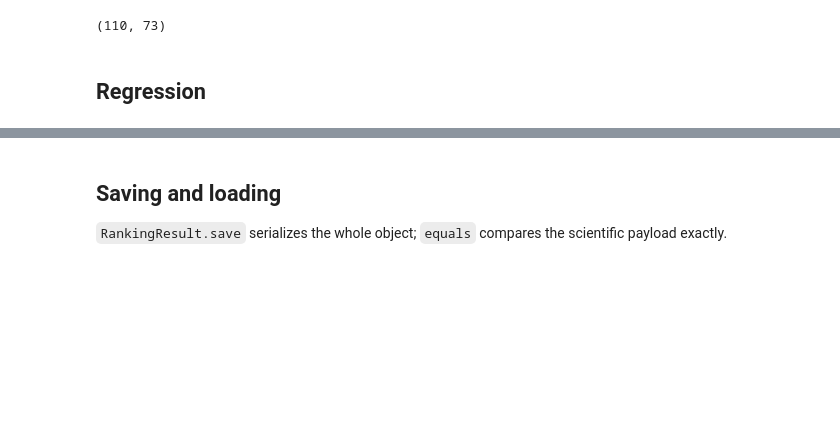
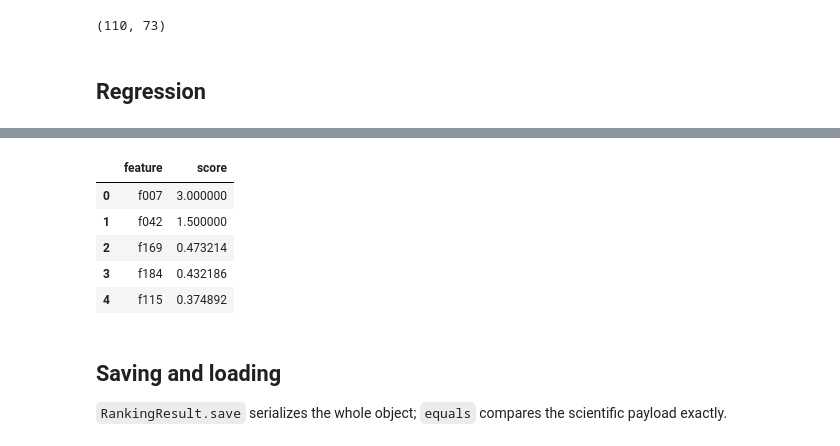
Before and after one commit to lhallee/featureranker, a Jupyter notebook: example_usage.ipynb, the cells around one changed output, grey strips where cells are left out. Drawn from its saved outputs; the diff is of its cells as text; code cells hidden in the pictures; blank space fills up the shorter version.

```diff
--- a/example_usage.ipynb
+++ b/example_usage.ipynb
@@ -123,0 +131,12 @@ Method l1 finished in 0.00 s.
+# %%
+import numpy as np
+
+rng = np.random.default_rng(0)
+y_emb = rng.integers(0, 2, size=400)
+E = rng.normal(size=(400, 256)).astype("float32")
+E[:, 7] += 2.0 * y_emb
+E[:, 42] += 1.2 * y_emb
+
+emb_result = feature_ranking(E, y_emb, methods=["l1", "mi", "f_test"])
+voting(emb_result).head(5)
+# %% [output]
@@ -124,3 +146,9 @@ Method l1 finished in 0.00 s.
+|  | feature | score |
+| 0 | f007 | 3.000000 |
+| 1 | f042 | 1.500000 |
+| 2 | f169 | 0.473214 |
+| 3 | f184 | 0.432186 |
+| 4 | f115 | 0.374892 |
 # %% [markdown]
 ## Saving and loading
 
```
Also changed, not shown: parts of 5 cells of this notebook, 13 other files.
